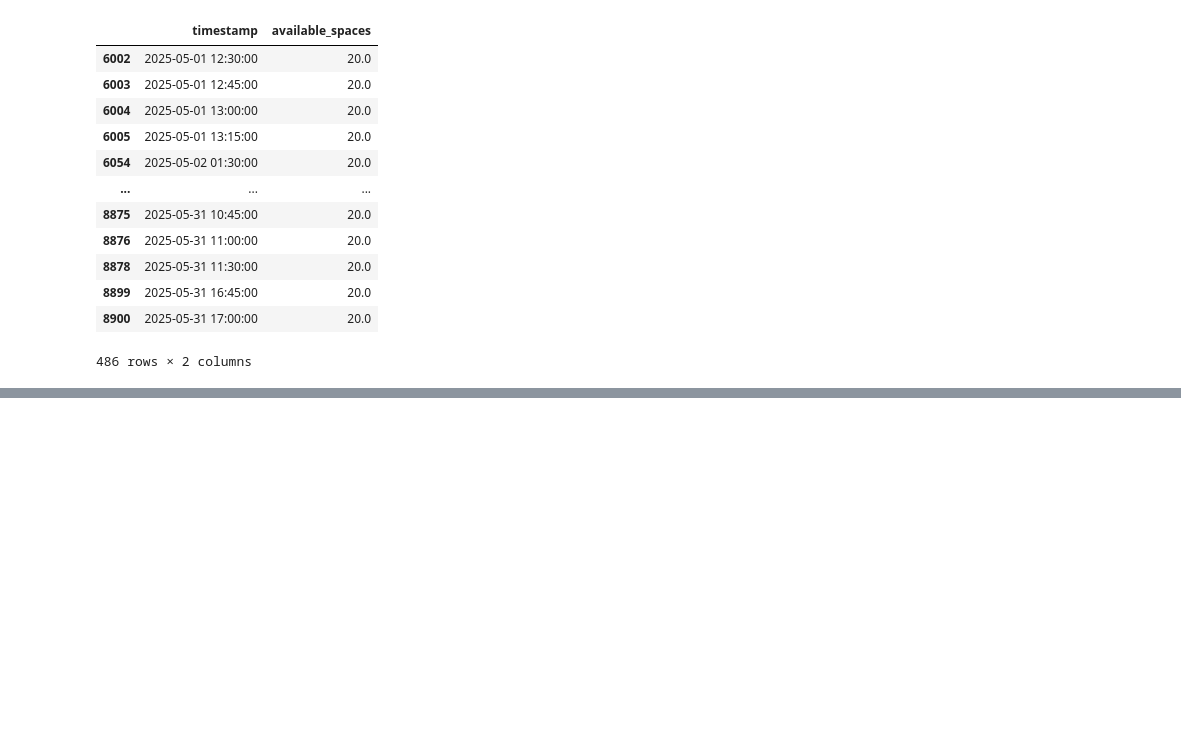
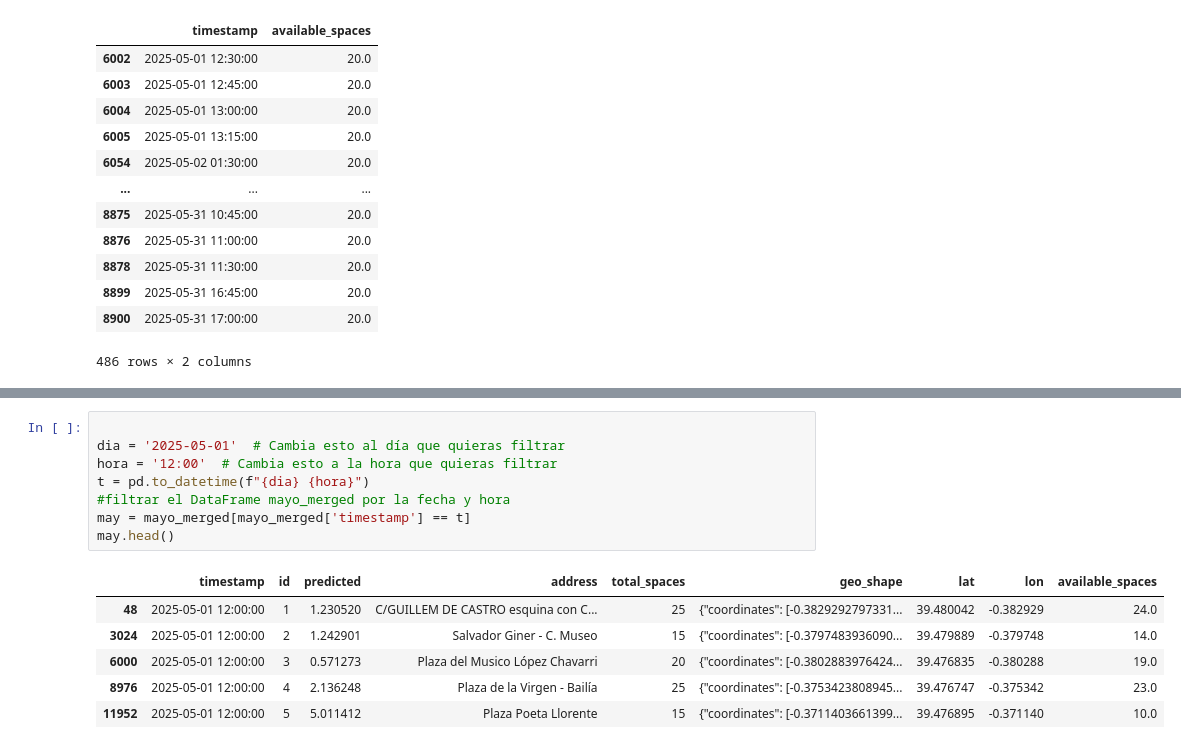
Before and after one commit to andreucs/smart-city, a Jupyter notebook: src/routes.ipynb, the cells around one changed output, grey strips where cells are left out. Cells and saved outputs as stored; diff of their text form; blank space fills up the shorter version.

```diff
--- a/src/routes.ipynb
+++ b/src/routes.ipynb
@@ -814,0 +868,15 @@ mayo_merged.loc[
+# %%
+
+dia = '2025-05-01'  # Cambia esto al día que quieras filtrar
+hora = '12:00'  # Cambia esto a la hora que quieras filtrar
+t = pd.to_datetime(f"{dia} {hora}")
+#filtrar el DataFrame mayo_merged por la fecha y hora
+may = mayo_merged[mayo_merged['timestamp'] == t]
+may.head()
+# %% [output]
+|  | timestamp | id | predicted | address | total_spaces | geo_shape | lat | lon | available_spaces |
+| 48 | 2025-05-01 12:00:00 | 1 | 1.230520 | C/GUILLEM DE CASTRO esquina con C... | 25 | {"coordinates": [-0.3829292797331... | 39.480042 | -0.382929 | 24.0 |
+| 3024 | 2025-05-01 12:00:00 | 2 | 1.242901 | Salvador Giner - C. Museo | 15 | {"coordinates": [-0.3797483936090... | 39.479889 | -0.379748 | 14.0 |
+| 6000 | 2025-05-01 12:00:00 | 3 | 0.571273 | Plaza del Musico López Chavarri | 20 | {"coordinates": [-0.3802883976424... | 39.476835 | -0.380288 | 19.0 |
+| 8976 | 2025-05-01 12:00:00 | 4 | 2.136248 | Plaza de la Virgen - Bailía | 25 | {"coordinates": [-0.3753423808945... | 39.476747 | -0.375342 | 23.0 |
+| 11952 | 2025-05-01 12:00:00 | 5 | 5.011412 | Plaza Poeta Llorente | 15 | {"coordinates": [-0.3711403661399... | 39.476895 | -0.371140 | 10.0 |
```
Also changed, not shown: parts of 11 cells of this notebook, 2 other files.
